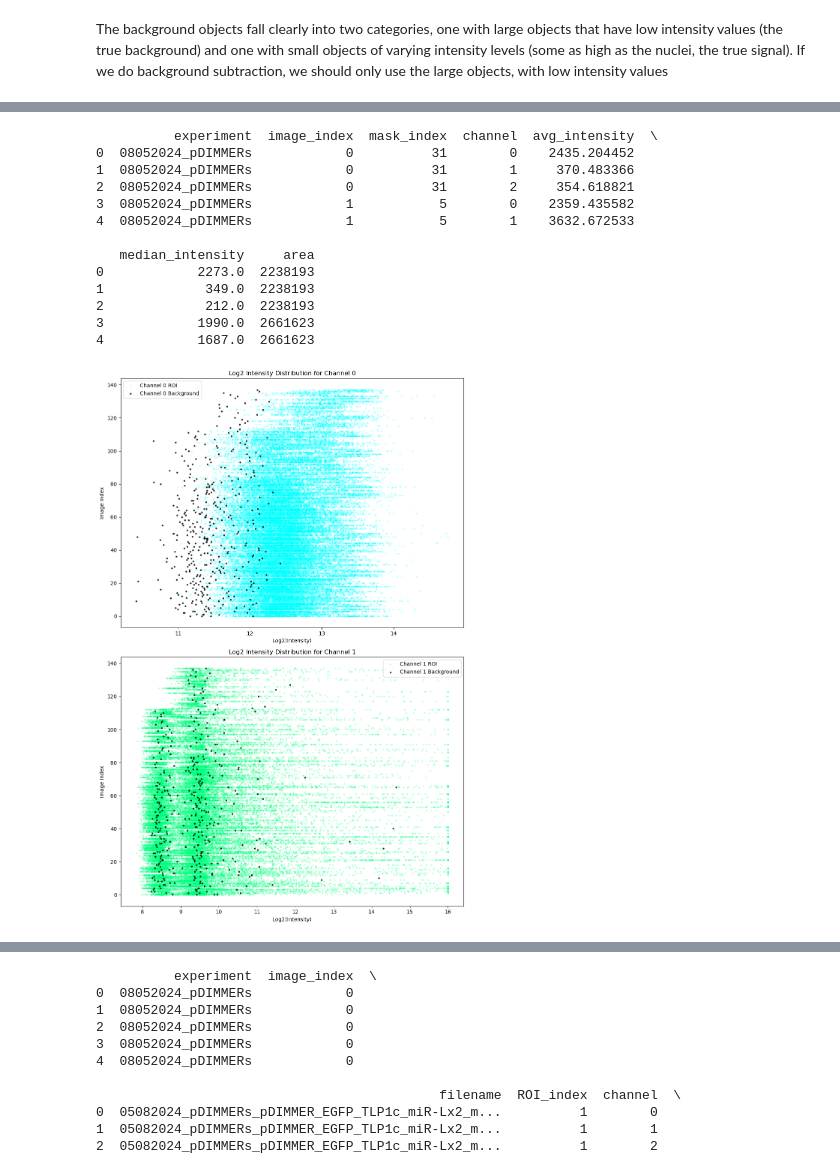
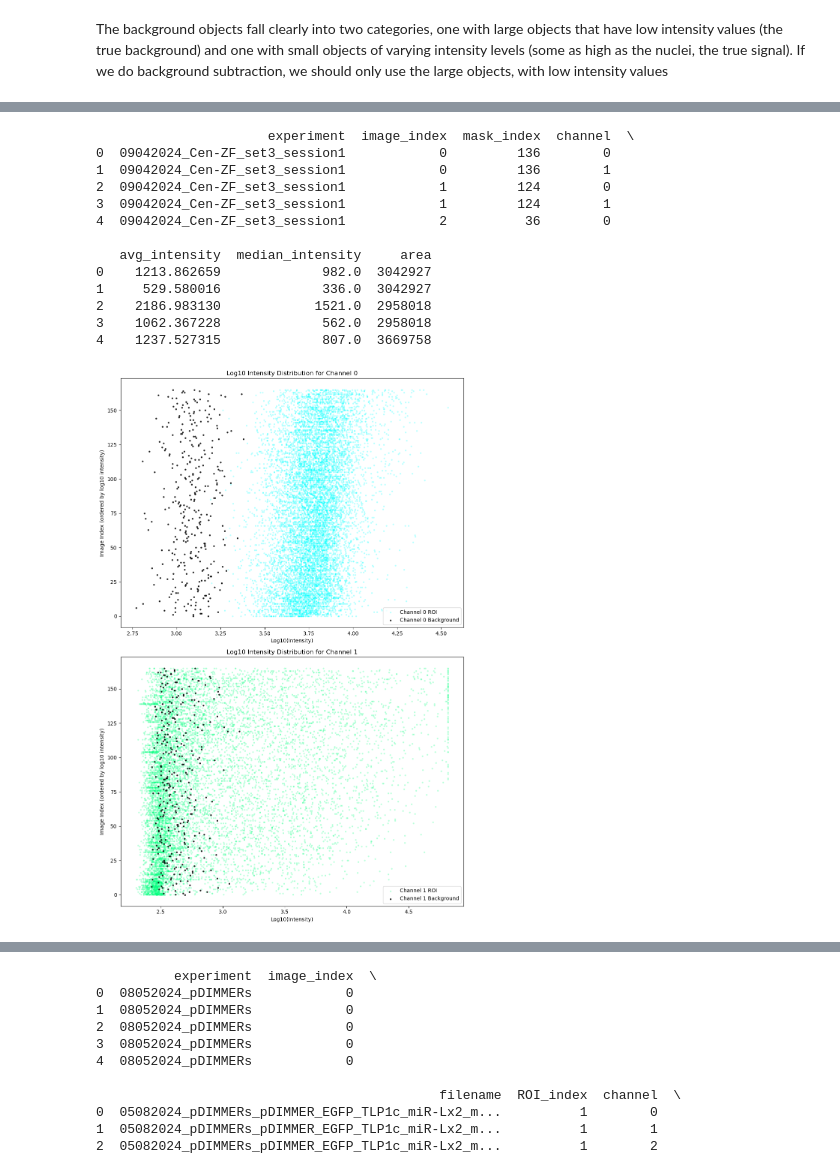
Before and after one commit to timotheelionnet/python_image-analysis, a Jupyter notebook: notebooks/img-explorer.ipynb, the cells around one changed output, grey strips where cells are left out. Saved outputs shown, nothing was run; the diff lists cells and outputs as text; code cells hidden in the pictures.

```diff
--- a/notebooks/img-explorer.ipynb
+++ b/notebooks/img-explorer.ipynb
@@ -25,10 +25,9 @@ logging.basicConfig(level=logging.INFO, format='%(asctime)s - %(levelname)s - %(
 # Define path names and load some basic functions for reading in files
 
 # Define the location of the files to read
-parent_directory = "/Users/nestor/Dropbox/Work/DIMMERs/microscope-data" # data directory
+parent_directory = "/Users/nestor/Documents/NYU-ISG/microscope-data" # data directory
 repo_directory = "/Users/nestor/Documents/NYU-ISG/python_image-analysis" # analysis code directory
-experiment_list = ["08052024_pDIMMERs", "08122024_pDIMMERs",
-                  "10032024_pDIMMERs", "10072024_pDIMMERs"] # this will be changed for each experiment
+experiment_list = ["09042024_Cen-ZF_set3_session1", "09092024_Cen-ZF_set3_session2"] # this will be changed for each experiment
 
 # Define the folder structure within each experiment
 file_folders = {
@@ -214,7 +195,7 @@ for experiment, data in all_experiments_data.items():
 
 # Specify the index of the image to check
 # and the channel to plot — remember CH1 for ImageJ but channel 0 for Python!
-e_index = 2
+e_index = 0
 image_index = 4 # Replace with the desired index
 c = 0 # remember the channel order in these images
 
@@ -655,19 +653,19 @@ print(metrics_df.head())
 # %%
 print(bk_df.head())
 # %% [output]
-          experiment  image_index  mask_index  channel  avg_intensity  \
-0  08052024_pDIMMERs            0          31        0    2435.204452
-1  08052024_pDIMMERs            0          31        1     370.483366
-2  08052024_pDIMMERs            0          31        2     354.618821
-3  08052024_pDIMMERs            1           5        0    2359.435582
-4  08052024_pDIMMERs            1           5        1    3632.672533
+                      experiment  image_index  mask_index  channel  \
+0  09042024_Cen-ZF_set3_session1            0         136        0
+1  09042024_Cen-ZF_set3_session1            0         136        1
+2  09042024_Cen-ZF_set3_session1            1         124        0
+3  09042024_Cen-ZF_set3_session1            1         124        1
+4  09042024_Cen-ZF_set3_session1            2          36        0
 
-   median_intensity     area
-0            2273.0  2238193
-1             349.0  2238193
-2             212.0  2238193
-3            1990.0  2661623
-4            1687.0  2661623
+   avg_intensity  median_intensity     area
+0    1213.862659             982.0  3042927
+1     529.580016             336.0  3042927
+2    2186.983130            1521.0  2958018
+3    1062.367228             562.0  2958018
+4    1237.527315             807.0  3669758
 # %%
 # Plot the background values over the nuclear values to assess if they are in the expected range:
 
@@ -681,46 +679,56 @@ fig, ax = plt.subplots(2, 1, figsize=(10, 15))  # Wide plot
 def add_jitter(values, jitter_strength=0.03):
     jitter = np.random.uniform(-jitter_strength, jitter_strength, size=len(values))
     return values + jitter
 
 # Plot data for each channel
 for channel, ax in enumerate(ax):
     # Get data for the current channel
-    # ROI data
     roi_data = metrics_df[metrics_df['channel'] == channel]
-    roi_log2_data = np.log2(roi_data['median'] + 1)  # Log2 transform
-    roi_image_indices = add_jitter(roi_data['image_index'])  # Add jitter to image index
+    bk_data = bk_df[bk_df['channel'] == channel]
 
-    # Background data
-    bk_data = bk_df[bk_df['channel'] == channel]
-    bk_log2_data = np.log2(bk_data['median_intensity'] + 1)  # Log2 transform
-    bk_image_indices = add_jitter(bk_data['mask_index'])  # Add jitter to image index
+    # Calculate log10 intensities
+    roi_log10_data = np.log10(roi_data['median'] + 1)  # Log10 transform
+    bk_log10_data = np.log10(bk_data['median_intensity'] + 1)
 
+    # Calculate mean log10 intensity per image index for sorting
+    mean_log10_intensity_per_image = roi_data.groupby('image_index')['median'].mean()
+    sorted_indices = mean_log10_intensity_per_image.sort_values().index
+
+    # Map sorted indices to new ordered indices
+    roi_data = roi_data.copy()  # Avoids setting with copy warning
+    bk_data = bk_data.copy()    # Avoids setting with copy warning
+    roi_data.loc[:, 'ordered_index'] = roi_data['image_index'].map({idx: i for i, idx in enumerate(sorted_indices)})
+    bk_data.loc[:, 'ordered_index'] = bk_data['mask_index'].map({idx: i for i, idx in enumerate(sorted_indices)})
+
+    # Add jitter for better visibility in scatter plot
+    roi_image_indices = add_jitter(roi_data['ordered_index'])
+    bk_image_indices = add_jitter(bk_data['ordered_index'])
 
     # Scatter plots
     # Plot ROI data
-    ax.scatter(roi_log2_data, roi_image_indices,
+    ax.scatter(roi_log10_data, roi_image_indices,
                color=channel_colors[channel],
                s=5,
                alpha=0.2,
                label=f'Channel {channel} ROI')
     # Plot Background data
-    ax.scatter(bk_log2_data, bk_image_indices,
+    ax.scatter(bk_log10_data, bk_image_indices,
                color='black',
                s=5,
                alpha=0.8,
                label=f'Channel {channel} Background')
 
     # Set titles and labels
-    ax.set_title(f'Log2 Intensity Distribution for Channel {channel}')
-    ax.set_xlabel('Log2(Intensity)')
-    ax.set_ylabel('Image Index')
+    ax.set_title(f'Log10 Intensity Distribution for Channel {channel}')
+    ax.set_xlabel('Log10(Intensity)')
+    ax.set_ylabel('Image Index (ordered by log10 intensity)')
     ax.legend()
 
 # Adjust layout
 plt.tight_layout()
 plt.show()
 # %% [output]
-[figure, old version]
+[figure, new version]
 # %%
 # Plot the distribution of ROI areas in the raw data
 
```
Also changed, not shown: parts of 39 cells of this notebook.
